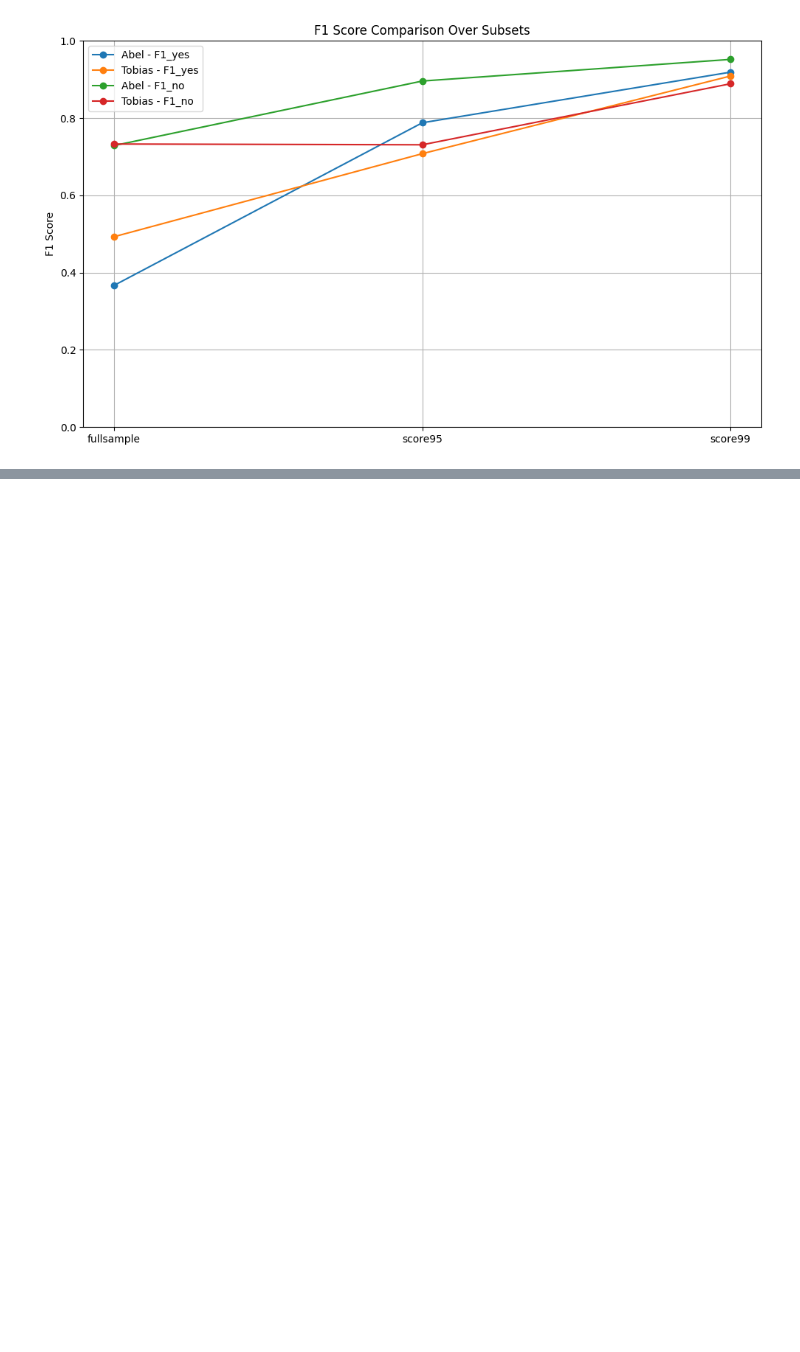
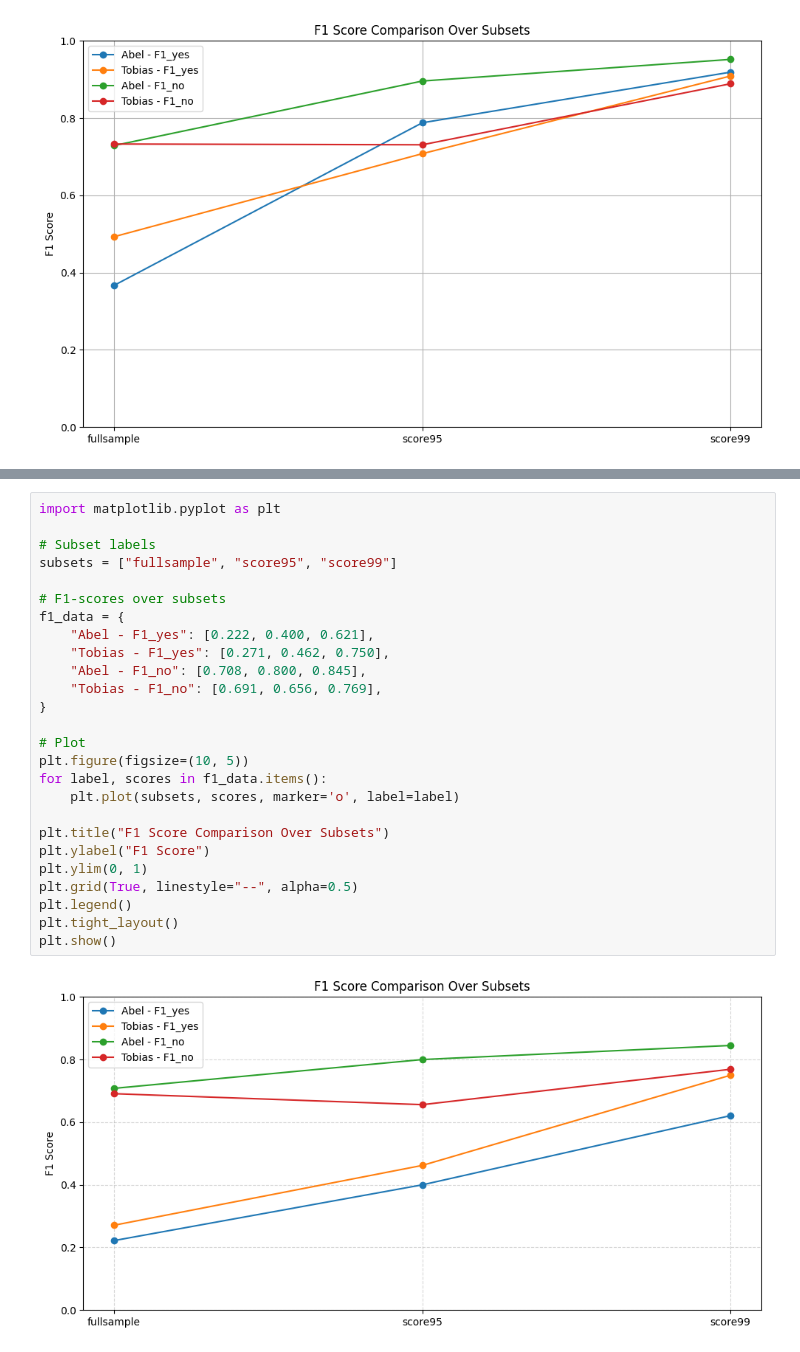
Before and after one commit to TobiasMichelsen/Climate-Discourse-on-Bluesky---Bachelor-Project, a Jupyter notebook: EDA/annotation_evaluation.ipynb, the cells around one changed output, grey strips where cells are left out. Cells and saved outputs as stored; diff of their text form; blank space fills up the shorter version.

```diff
--- a/EDA/annotation_evaluation.ipynb
+++ b/EDA/annotation_evaluation.ipynb
@@ -211,0 +301,28 @@ Tobias - full   | F1 (yes): 0.493 | F1 (no): 0.733 | Acc: 0.650
+# %%
+import matplotlib.pyplot as plt
+
+# Subset labels
+subsets = ["fullsample", "score95", "score99"]
+
+# F1-scores over subsets
+f1_data = {
+    "Abel - F1_yes": [0.222, 0.400, 0.621],
+    "Tobias - F1_yes": [0.271, 0.462, 0.750],
+    "Abel - F1_no": [0.708, 0.800, 0.845],
+    "Tobias - F1_no": [0.691, 0.656, 0.769],
+}
+
+# Plot
+plt.figure(figsize=(10, 5))
+for label, scores in f1_data.items():
+    plt.plot(subsets, scores, marker='o', label=label)
+
+plt.title("F1 Score Comparison Over Subsets")
+plt.ylabel("F1 Score")
+plt.ylim(0, 1)
+plt.grid(True, linestyle="--", alpha=0.5)
+plt.legend()
+plt.tight_layout()
+plt.show()
+# %% [output]
+[figure, added]
```
Also changed, not shown: parts of 11 cells of this notebook, 10 other files.
